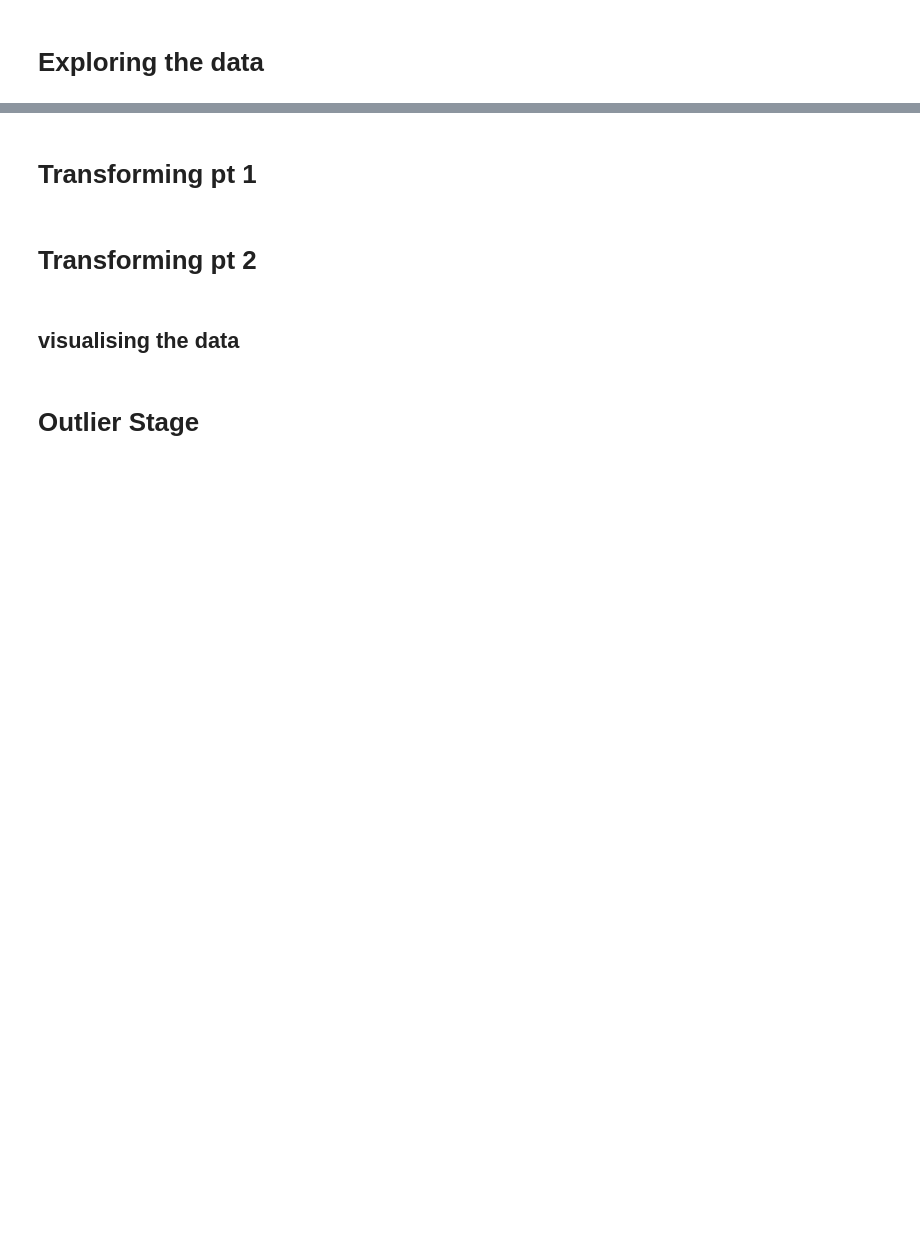
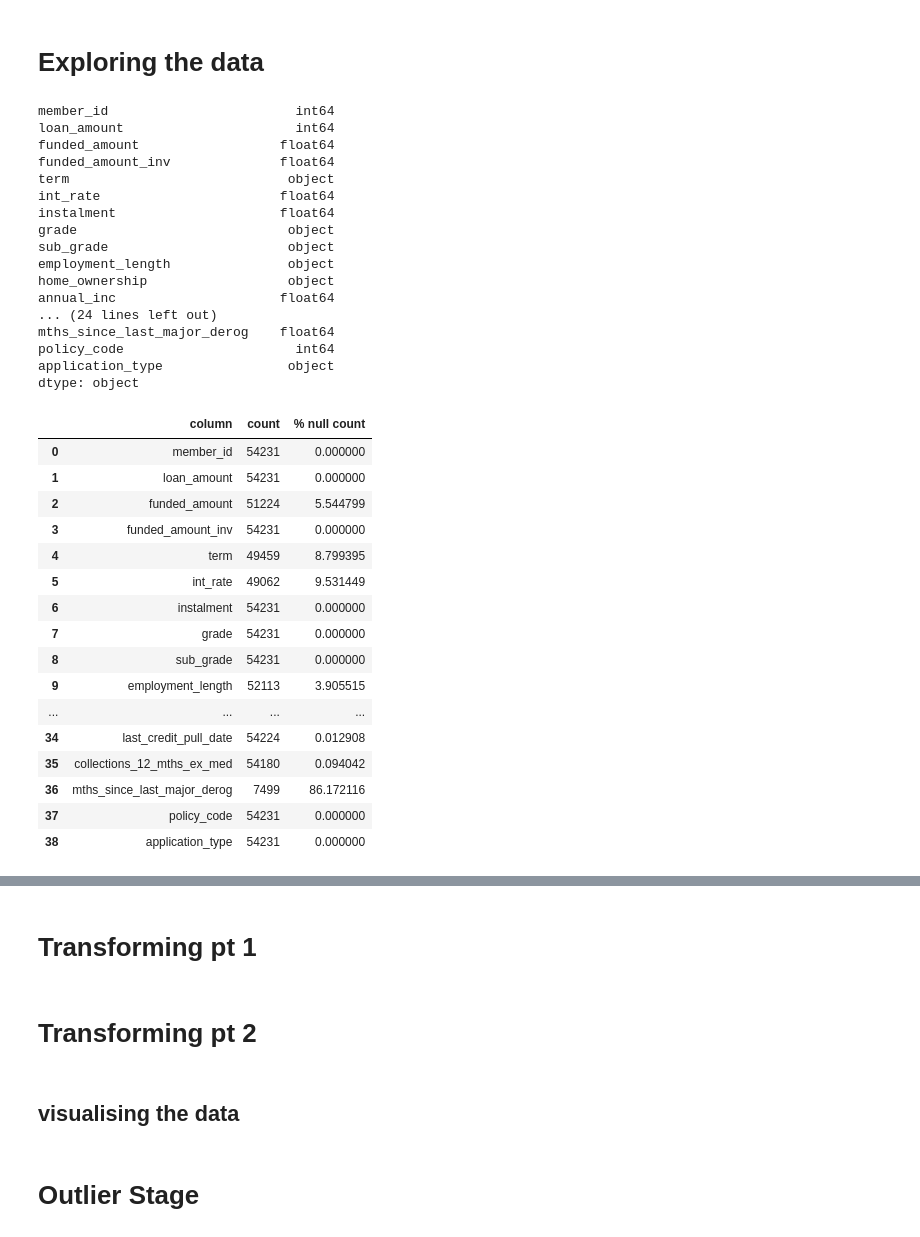
Before and after one commit to JoeyBest/exploratory-data-analysis---customer-loans-in-finance334, a Jupyter notebook: main.ipynb, the cells around one changed output, grey strips where cells are left out. Drawn from its saved outputs; the diff is of its cells as text; code cells hidden in the pictures; blank space fills up the shorter version.

Commit message:
improves some code in dataframe_info file

```diff
--- a/main.ipynb
+++ b/main.ipynb
@@ -91,48 +130,46 @@ print(f"Max loan: {table_of_loans['loan_amount'].max()}, Min loan:{table_of_loan
 # %% [markdown]
 # Exploring the data
-# %%
-class DataFrameInfo:
-
-    def __init__(self, df_info):
-        self.df_info = df_info
-
-    def check_column_datatypes(self):
-        return self.df_info.dtypes
-
-    def extract_statistical_values(self, columns):
-        for col in columns:
-            print(f'Statistics for Col: {col}')
-            return self.df_info[col].describe()
-
-    def count_unique_categories(self, columns):
-        self.columns = self.df_info.select_dtypes(include=['category']).columns
-        df_unique = self.df_info[columns[:]]
-        return df_unique.nunique()
-        # orrrrrrrr
-    #def count_unique_categories(self, df_info: pd.DataFrame, column_name: str):
-     #   return len(df_info[column_name].unique())
-
-    def shape_of_dataframe(self):
-        print(f'Shape of DataFrame: [{self.df_info.shape[0]} rows x {self.df_info.shape[1]} columns]\n')
-
-    def num_of_nulls(self):
-        cols = self.df_info.columns
-        # Define an empty list of null column rows
-        null_coulmn_rows = []
-        # Populate list of null column rows
-        for col in cols:
-            # if self.df[col].isnull().sum() > 0:
-            null_coulmn_rows.append([col, self.df_info[col].count(), 100*(self.df_info[col].isnull().sum()/len(self.df_info))])
-
-        # Convert the list into dataframe rows
-        data = pd.DataFrame(null_coulmn_rows)
-        # Add columns headers
-        data.columns = ['column', 'count', '% null count']
-        return data
 # %%
 df_df = DataFrameInfo(table_of_loans)
 # %%
 print(df_df.check_column_datatypes())
+print('')
+df_df.num_of_nulls()
+# %% [output]
+member_id                        int64
+loan_amount                      int64
+funded_amount                  float64
+funded_amount_inv              float64
+term                            object
+int_rate                       float64
+instalment                     float64
+grade                           object
+sub_grade                       object
+employment_length               object
+home_ownership                  object
+annual_inc                     float64
+... (24 lines left out)
+mths_since_last_major_derog    float64
+policy_code                      int64
+application_type                object
+dtype: object
+|  | column | count | % null count |
+| 0 | member_id | 54231 | 0.000000 |
+| 1 | loan_amount | 54231 | 0.000000 |
+| 2 | funded_amount | 51224 | 5.544799 |
+| 3 | funded_amount_inv | 54231 | 0.000000 |
+| 4 | term | 49459 | 8.799395 |
+| 5 | int_rate | 49062 | 9.531449 |
+| 6 | instalment | 54231 | 0.000000 |
+| 7 | grade | 54231 | 0.000000 |
+| 8 | sub_grade | 54231 | 0.000000 |
+| 9 | employment_length | 52113 | 3.905515 |
+| ... | ... | ... | ... |
+| 34 | last_credit_pull_date | 54224 | 0.012908 |
+| 35 | collections_12_mths_ex_med | 54180 | 0.094042 |
+| 36 | mths_since_last_major_derog | 7499 | 86.172116 |
+| 37 | policy_code | 54231 | 0.000000 |
+| 38 | application_type | 54231 | 0.000000 |
 # %%
 print(f"The no. of Unique Items in {df_df.count_unique_categories(['grade'])}")
 print('')
```
Also changed, not shown: parts of 5 cells of this notebook, 1 other file.
